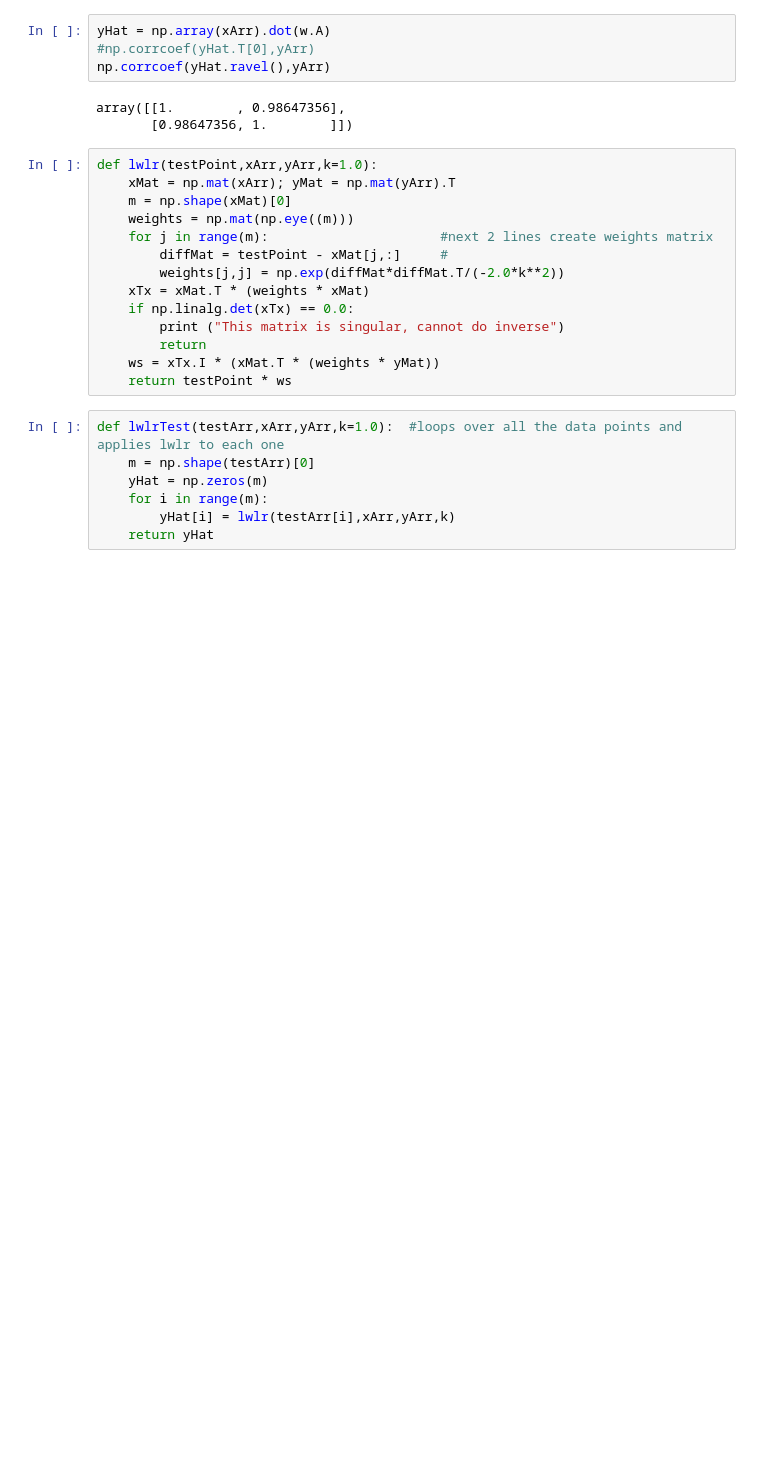
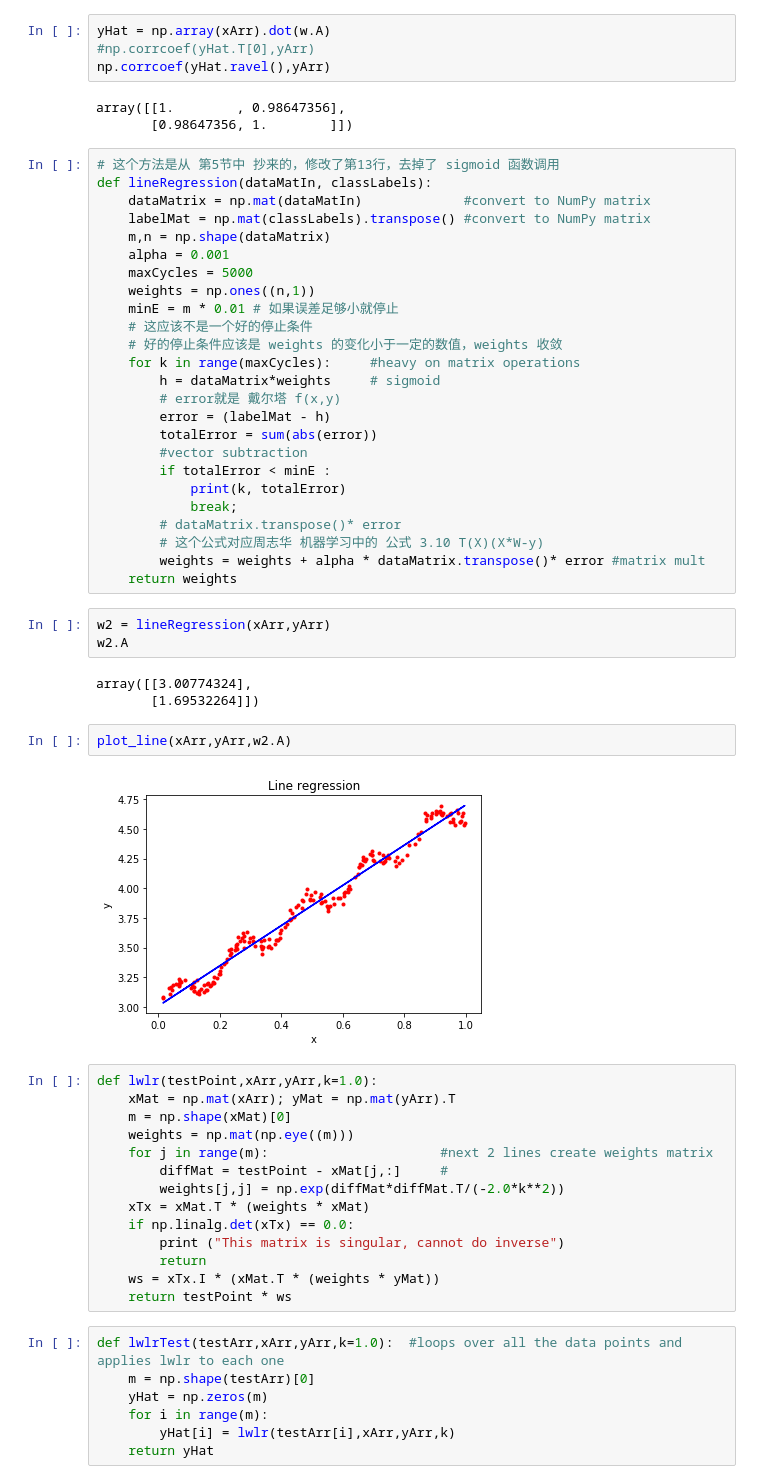
Before and after one commit to codefan/python-study, a Jupyter notebook: MLIA-note/ch08/regression.ipynb, the cells around one changed output. Drawn from its saved outputs; the diff is of its cells as text; blank space fills up the shorter version.

Commit message:
add regression

```diff
--- a/MLIA-note/ch08/regression.ipynb
+++ b/MLIA-note/ch08/regression.ipynb
@@ -77,6 +77,41 @@ np.corrcoef(yHat.ravel(),yArr)
 # %% [output]
 array([[1.        , 0.98647356],
        [0.98647356, 1.        ]])
+# %%
+# 这个方法是从 第5节中 抄来的，修改了第13行，去掉了 sigmoid 函数调用
+def lineRegression(dataMatIn, classLabels):
+    dataMatrix = np.mat(dataMatIn)             #convert to NumPy matrix
+    labelMat = np.mat(classLabels).transpose() #convert to NumPy matrix
+    m,n = np.shape(dataMatrix)
+    alpha = 0.001
+    maxCycles = 5000
+    weights = np.ones((n,1))
+    minE = m * 0.01 # 如果误差足够小就停止
+    # 这应该不是一个好的停止条件
+    # 好的停止条件应该是 weights 的变化小于一定的数值，weights 收敛
+    for k in range(maxCycles):     #heavy on matrix operations
+        h = dataMatrix*weights     # sigmoid
+        # error就是 戴尔塔 f(x,y)
+        error = (labelMat - h)
+        totalError = sum(abs(error))
+        #vector subtraction
+        if totalError < minE :
+            print(k, totalError)
+            break;
+        # dataMatrix.transpose()* error
+        # 这个公式对应周志华 机器学习中的 公式 3.10 T(X)(X*W-y)
+        weights = weights + alpha * dataMatrix.transpose()* error #matrix mult
+    return weights
+# %%
+w2 = lineRegression(xArr,yArr)
+w2.A
+# %% [output]
+array([[3.00774324],
+       [1.69532264]])
+# %%
+plot_line(xArr,yArr,w2.A)
+# %% [output]
+[figure, added]
 # %%
 def lwlr(testPoint,xArr,yArr,k=1.0):
     xMat = np.mat(xArr); yMat = np.mat(yArr).T
```
Also changed, not shown: parts of 1 cell of this notebook.
